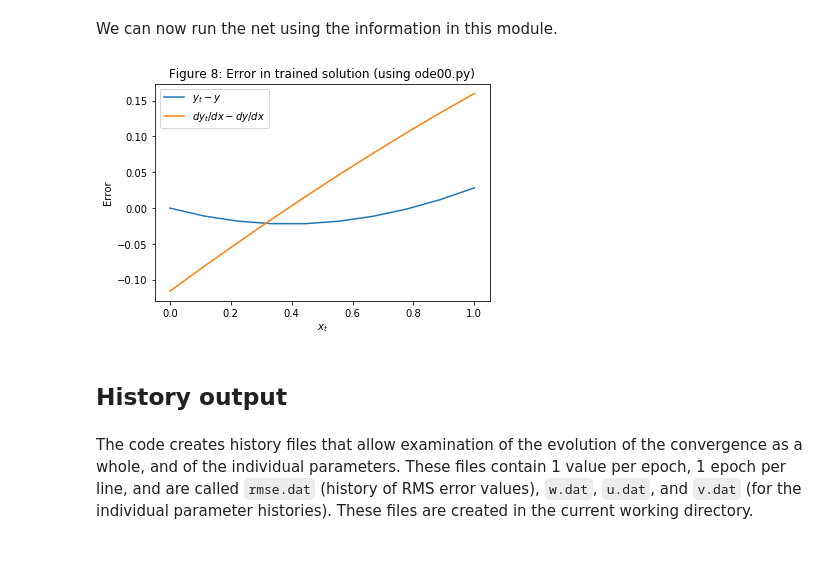
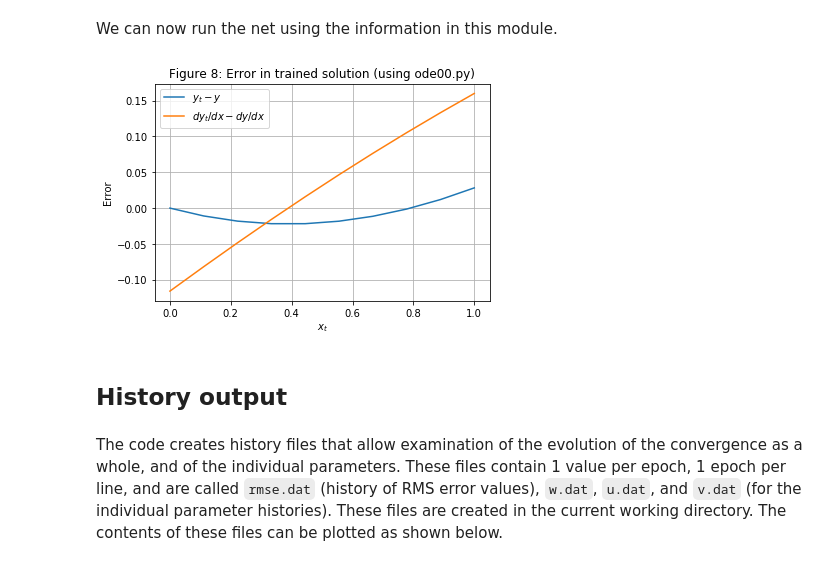
Before and after one commit to elwinter/nnode, a Jupyter notebook: ipynb/nnode1.ipynb, the cells around one changed output. Saved outputs shown, nothing was run; the diff lists cells and outputs as text; code cells hidden in the pictures.

```diff
--- a/ipynb/nnode1.ipynb
+++ b/ipynb/nnode1.ipynb
@@ -494,15 +501,16 @@ dyt_dx = np.vectorize(net.run_derivative)(xt)
 # %%
 y = np.vectorize(ya)(xt)
 dy_dx = np.vectorize(dya_dx)(xt)
 plt.plot(xt, yt - y, label = '$y_t-y$')
 plt.plot(xt, dyt_dx - dy_dx, label = '$dy_t/dx-dy/dx$')
 plt.xlabel('$x_t$')
 plt.ylabel('Error')
+plt.grid()
 plt.legend()
 plt.title("Figure 8: Error in trained solution (using ode00.py)");
 # %% [output]
-[figure, old version]
+[figure, new version]
 # %% [markdown]
 ## History output
 # %% [markdown]
-The code creates history files that allow examination of the evolution of the convergence as a whole, and of the individual parameters. These files contain 1 value per epoch, 1 epoch per line, and are called `rmse.dat` (history of RMS error values), `w.dat`, `u.dat`, and `v.dat` (for the individual parameter histories). These files are created in the current working directory.
+The code creates history files that allow examination of the evolution of the convergence as a whole, and of the individual parameters. These files contain 1 value per epoch, 1 epoch per line, and are called `rmse.dat` (history of RMS error values), `w.dat`, `u.dat`, and `v.dat` (for the individual parameter histories). These files are created in the current working directory. The contents of these files can be plotted as shown below.
```
Also changed, not shown: parts of 56 cells of this notebook, 10 other files.
